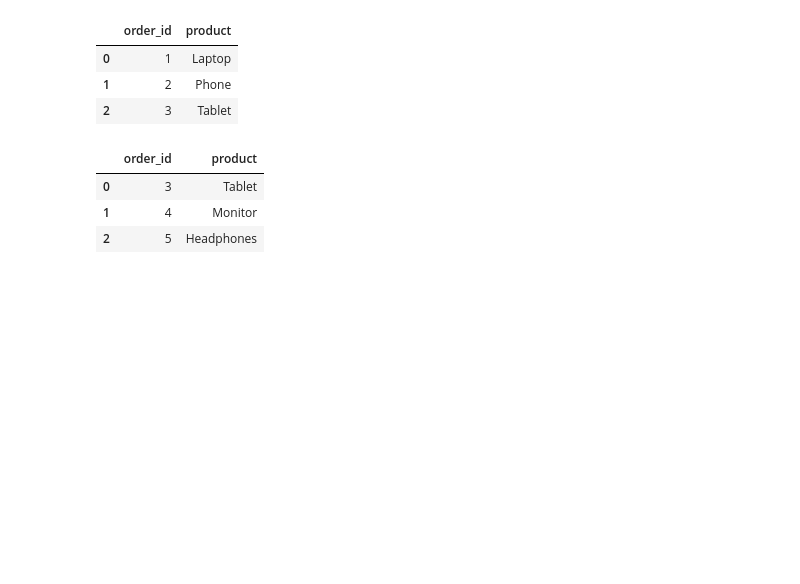
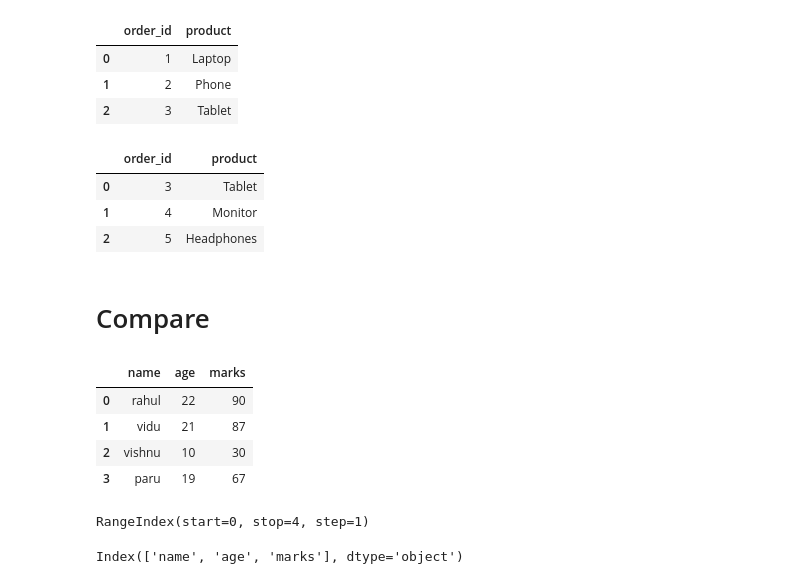
Before and after one commit to vidhatrihr/machine-learning-practices, a Jupyter notebook: week-1/merge-join-compare.ipynb, the cells around one changed output. Cells and saved outputs as stored; diff of their text form; code cells hidden in the pictures; blank space fills up the shorter version.

```diff
--- a/week-1/merge-and-join.ipynb
+++ b/week-1/merge-join-compare.ipynb
@@ -210,3 +214,23 @@ sales_2024.merge(sales_2025, how='right')
 | 0 | 3 | Tablet |
 | 1 | 4 | Monitor |
 | 2 | 5 | Headphones |
+# %% [markdown]
+# Compare
+# %%
+df1 = pd.DataFrame({
+    'name': ['rahul', 'vidu', 'vishnu', 'paru'],
+    "age": [22, 21, 10, 19],
+    "marks": [90, 87, 30, 67]
+})
+
+df1
+df1.index
+df1.columns
+# %% [output]
+|  | name | age | marks |
+| 0 | rahul | 22 | 90 |
+| 1 | vidu | 21 | 87 |
+| 2 | vishnu | 10 | 30 |
+| 3 | paru | 19 | 67 |
+RangeIndex(start=0, stop=4, step=1)
+Index(['name', 'age', 'marks'], dtype='object')
```
Also changed, not shown: parts of 9 cells of this notebook, 1 other file.
